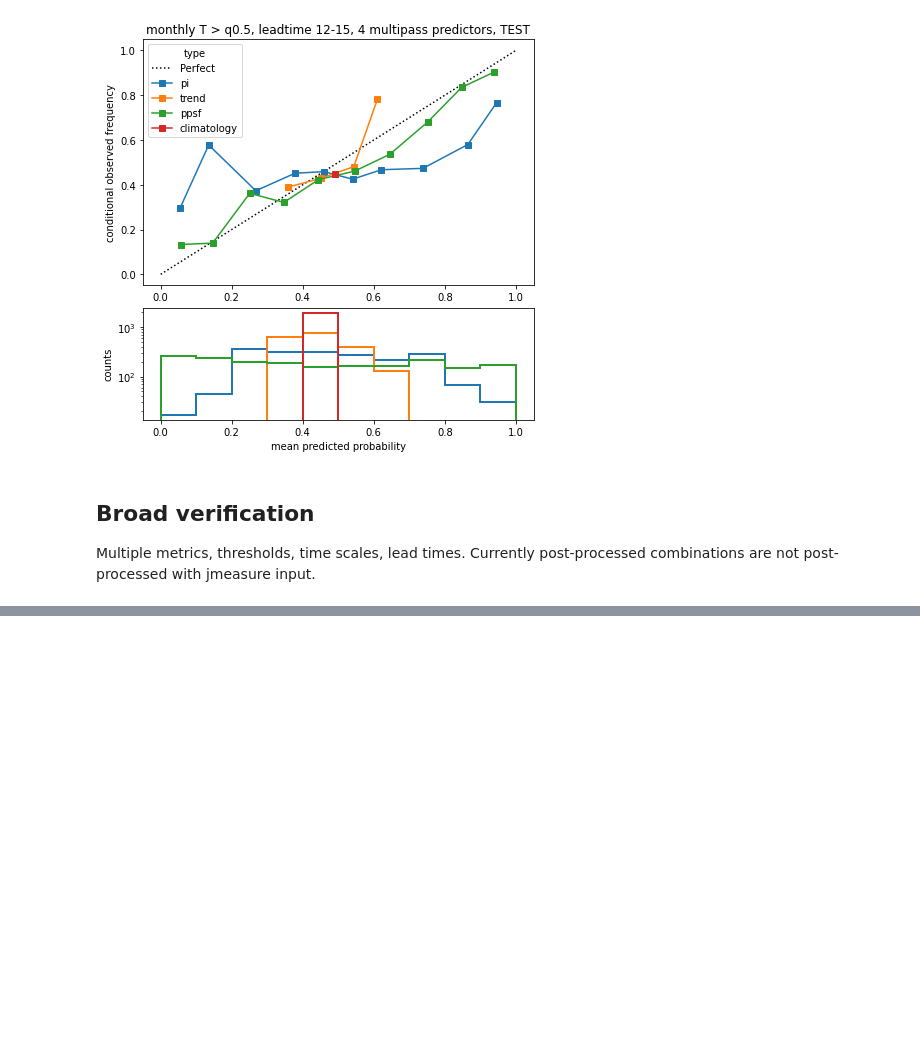
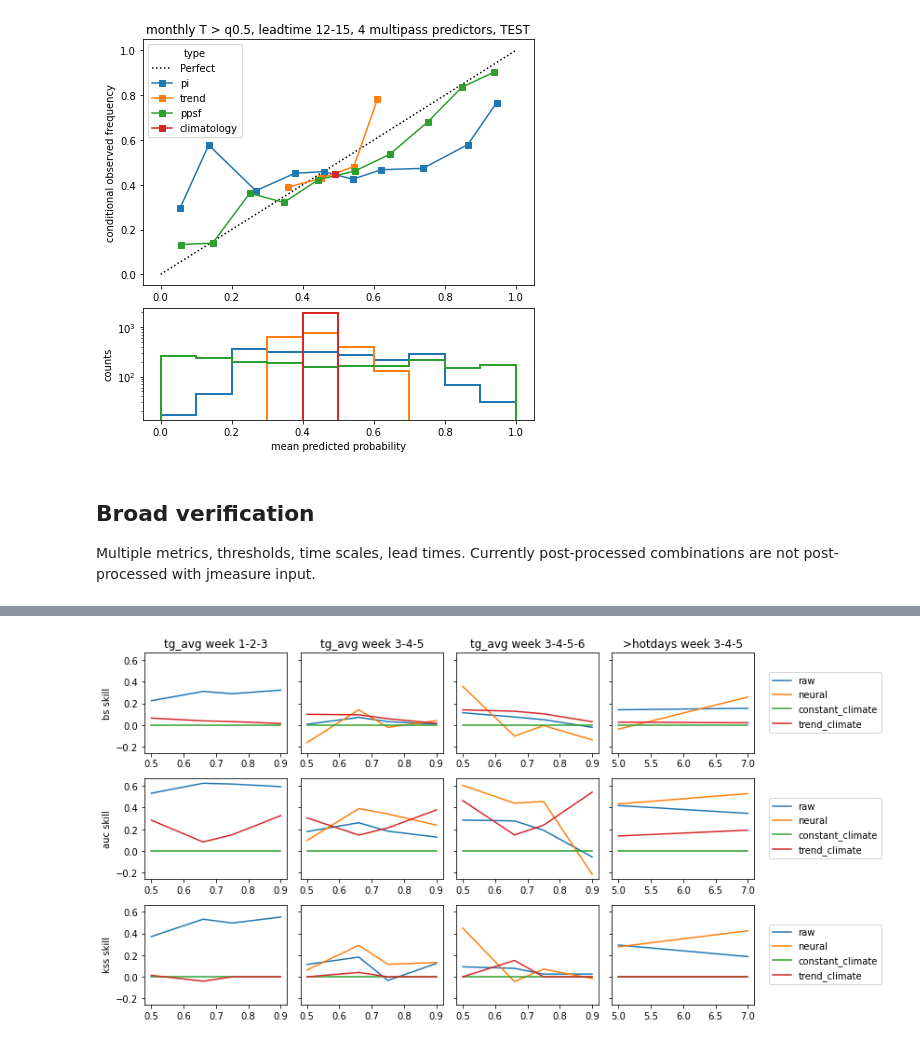
Before and after one commit to chiemvs/Hybrid, a Jupyter notebook: notebooks/verification.ipynb, the cells around one changed output, grey strips where cells are left out. Cells and saved outputs as stored; diff of their text form; code cells hidden in the pictures; blank space fills up the shorter version.

Commit message:
Extra function to reduce frame of scores not to ranks but to skillscores. Visualizations of both are in the verification notebook.

```diff
--- a/notebooks/verification.ipynb
+++ b/notebooks/verification.ipynb
@@ -145,12 +135,12 @@ quantiles = [0.5, 0.66, 0.75, 0.9]
 npreds = pd.Series([4,3,4,6,4,4,4,12], index = pd.MultiIndex.from_product([timeaggs, quantiles], names = ['timeagg','quantile'])) # This is a mixture of >3% >4%
 def get_tganom_predictions(timeagg: int, quantile: float):
     name = f'tg-anom_JJA_45r1_{timeagg}D-roll-mean_q{quantile}_sep12-15'
-    total, test_only = build_fit_nn_model(predictandname = name, npreds = npreds.loc[(timeagg,quantile)], use_jmeasure=False)
+    _, test_only = build_fit_nn_model(predictandname = name, npreds = npreds.loc[(timeagg,quantile)], use_jmeasure=False)
     return test_only
 results = []
 for timeagg, quantile in npreds.index:
     results.append(extra_scores_and_rank(get_tganom_predictions(timeagg, quantile)))
-ranks = pd.concat(results, axis = 1, keys = npreds.index)
+ranktganom = pd.concat(results, axis = 1, keys = npreds.index).T
 # %% [output]
 fitting a new feature scaler
 using a pre-fitted feature scaler
@@ -295,0 +326,15 @@ ranks.loc[['auc'],31].T.plot()
+# %%
+# Handle the tg-anom un-postprocessed. Also only test_only (not included in logistic fit). Currently only 21day
+def get_raw_tganom(timeagg: int, quantile: float):
+    climname = f'tg-anom_clim_1998-06-07_2019-10-31_{timeagg}D-roll-mean_15-t2m-q095-adapted-mean_15_15_q{quantile}'
+    modelclimname = f'tg-anom_45r1_1998-06-07_2019-08-31_{timeagg}D-roll-mean_15-t2m-q095-adapted-mean_15_15_q{quantile}'
+    booksname = f'books_paper3-1_tg-anom_JJA_45r1_{timeagg}D-roll-mean_15-t2m-q095-adapted-mean.csv'
+    df = load_tganom_and_compute(bookfile = booksname, climname = climname, modelclim = modelclimname, add_trend = True, return_trend = False)
+    return df
+results = []
+for quantile in quantiles:
+    temp = get_raw_tganom(21, quantile)
+    temp = temp.loc[temp.index.get_level_values('time').year.isin(test_only.index.get_level_values('time').year.unique()),:].sort_index() # Only the test data.
+    temp = temp.loc[(slice(None),slice(0,3),9),:] #But with the desired leadtimes. And one cluster only.
+    results.append(extra_scores_and_rank(temp))
+rankraw = pd.concat(results, axis = 1, keys = pd.Index(quantiles, name = 'quantile')).T
@@ -295,0 +413,30 @@ ranks.loc[['auc'],31].T.plot()
+# %%
+fig, axes = plt.subplots(nrows=3, ncols = 4, figsize = (12,6), sharey = True, facecolor='white')
+aliases = pd.Series(['raw','neural','constant_climate','trend_climate'], index = ['pi','ppsf','climatology','trend'])
+def plotranks(ax, plotframe):
+    plotframe = plotframe.copy()
+    plotframe.columns = plotframe.columns.droplevel(0)
+    if not ('ppsf' in plotframe.columns):
+        plotframe['ppsf'] = np.nan
+    for label in aliases.index:
+        ax.plot(plotframe.index, plotframe[label], label = aliases.loc[label])
+    return ax
+for i,score in enumerate(rankraw.columns.get_level_values('score').unique()):
+
+    plotranks(ax = axes[i,0], plotframe = rankraw.loc[:,(score,slice(None))]) # First raw tganom 21
+    plotranks(ax = axes[i,1], plotframe = ranktganom.loc[21,(score,slice(None))]) # Then pp tganom 21
+    plotranks(ax = axes[i,2], plotframe = ranktganom.loc[31,(score,slice(None))]) # Then pp tganom 31
+    plotranks(ax = axes[i,3], plotframe = ranktgex.loc[:,(score,slice(None))]) # Then hotdays
+    #axes[i,1].plot()
+    #axes[i,2].plot(ranktganom.loc[31,(score,slice(None))])
+    #axes[i,3].plot(ranktgex.loc[:,(score,slice(None))]) # Then hotdays
+    axes[i,3].legend(loc = (1.1,0.2))
+    axes[i,0].set_ylabel(f'{score} skill')
+
+axes[0,0].set_title('tg_avg week 1-2-3')
+axes[0,1].set_title('tg_avg week 3-4-5')
+axes[0,2].set_title('tg_avg week 3-4-5-6')
+axes[0,3].set_title('>hotdays week 3-4-5')
+plt.tight_layout()
+# %% [output]
+[figure, added]
```
Also changed, not shown: parts of 8 cells of this notebook, 2 other files.
